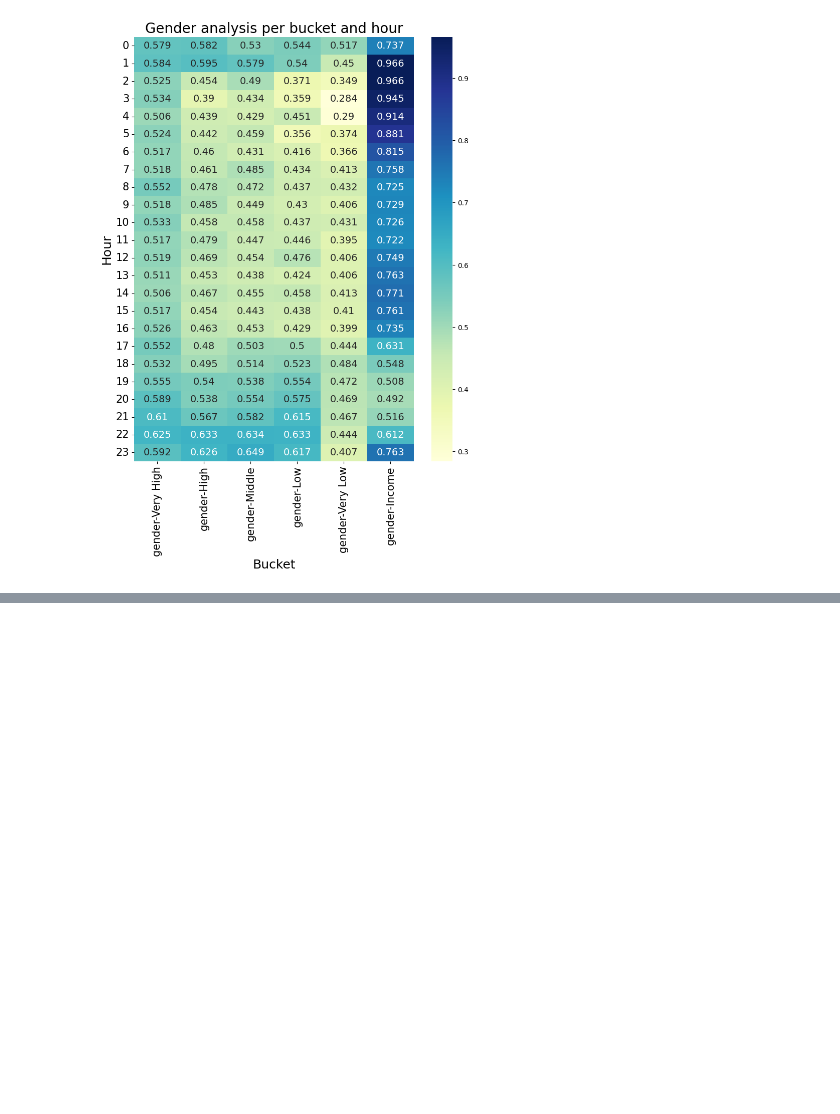
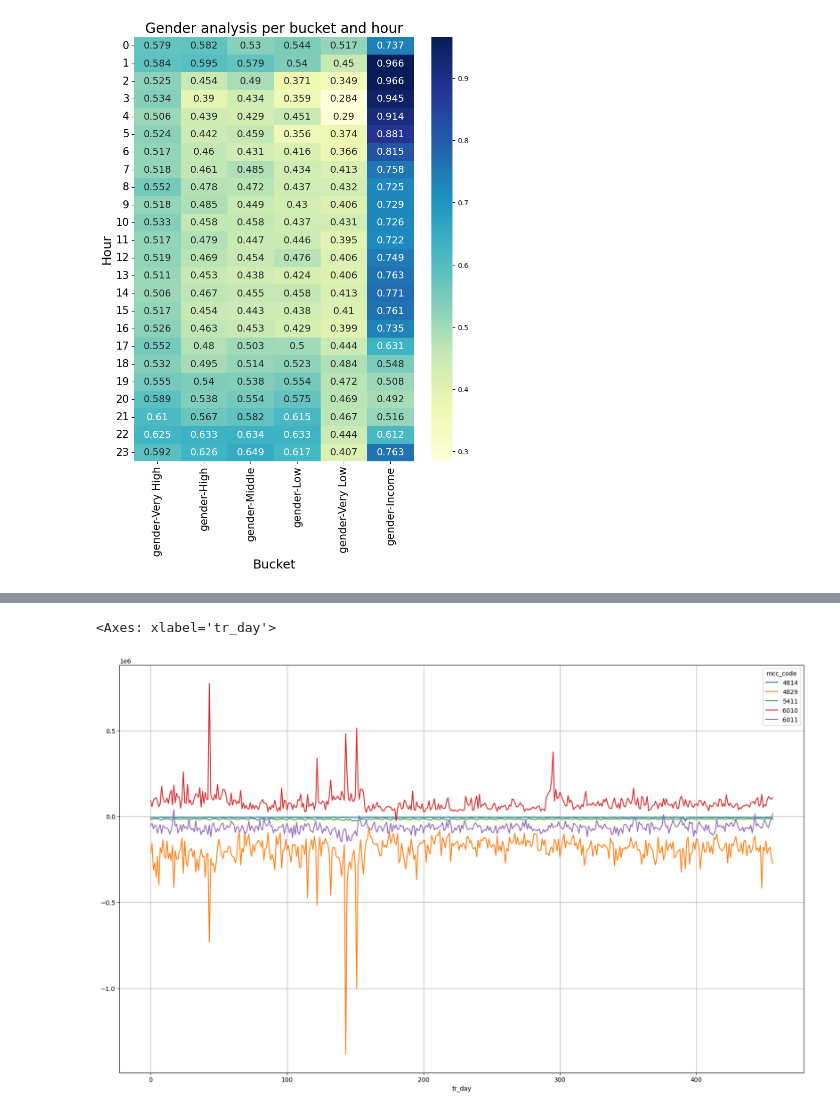
Before and after one commit to jahnito/Python_M2023, a Jupyter notebook: Slicing_Task/slice_task.ipynb, the cells around one changed output, grey strips where cells are left out. Saved outputs shown, nothing was run; the diff lists cells and outputs as text; code cells hidden in the pictures; blank space fills up the shorter version.

```diff
--- a/Slicing_Task/slice_task.ipynb
+++ b/Slicing_Task/slice_task.ipynb
@@ -455,10 +449,14 @@ print()
 '''
 #### Вопросы:
 '''
-    - 1) 2 из полученных MCC-кодов связаны с финансовыми институтами
-    - 2) 2 MCC кода, связанные со снятием наличности имеют в целом разные знаки (в одном случае почти везде - траты, в другом - пополнения)
-    - 3) Бакалейные магазины обладают максимальными средними тратами среди выбранных MCC-кодов
-    - 4) Денежные переводы имеют как минимум 3 явных минимума средних
-    - 5) Категория "Звонки с использованием телефонов, считывающих магнитную ленту" имеет визуально очень большую дисперсию.
+    - 1) 2 из полученных MCC-кодов связаны с финансовыми институтами - ответ ДА
+    - 2) 2 MCC кода, связанные со снятием наличности имеют в целом разные знаки
+      (в одном случае почти везде - траты, в другом - пополнения) - ответ ДА
+    - 3) Бакалейные магазины обладают максимальными средними тратами среди выбранных MCC-кодов - ответ НЕТ, чисто в серединке, зеленая линия 5411
+    - 4) Денежные переводы имеют как минимум 3 явных минимума средних - ответ Да
+    - 5) Категория "Звонки с использованием телефонов, считывающих магнитную ленту" имеет визуально очень большую дисперсию. - скорее НЕТ синяя линия 4814.
 '''
+transactions['tr_day'] = df_dates['tr_day']
+
+transactions['tr_day']
 # %% [output]
@@ -465,0 +475,4 @@ print()
+# %%
+ind_60 = transactions['mcc_code'].value_counts()[transactions['mcc_code'].value_counts() > 60000]
+trs_hi_level = transactions[transactions['mcc_code'].isin(ind_60.index)]
+trs_hi_level
@@ -465,0 +493,5 @@ print()
+# %%
+tr_grouped = trs_hi_level.groupby(['tr_day', 'mcc_code'])['amount'].mean().unstack()
+parampampam = transactions[['mcc_code', 'mcc_description']]
+
+parampampam[parampampam['mcc_code'].isin(tr_grouped.columns)].groupby(['mcc_code', 'mcc_description']).count()
@@ -465,0 +506,5 @@ print()
+# %%
+tr_grouped.plot(figsize=(20, 12), grid=True)
+# %% [output]
+<Axes: xlabel='tr_day'>
+[figure, added]
```
Also changed, not shown: parts of 14 cells of this notebook, 8 other files.
